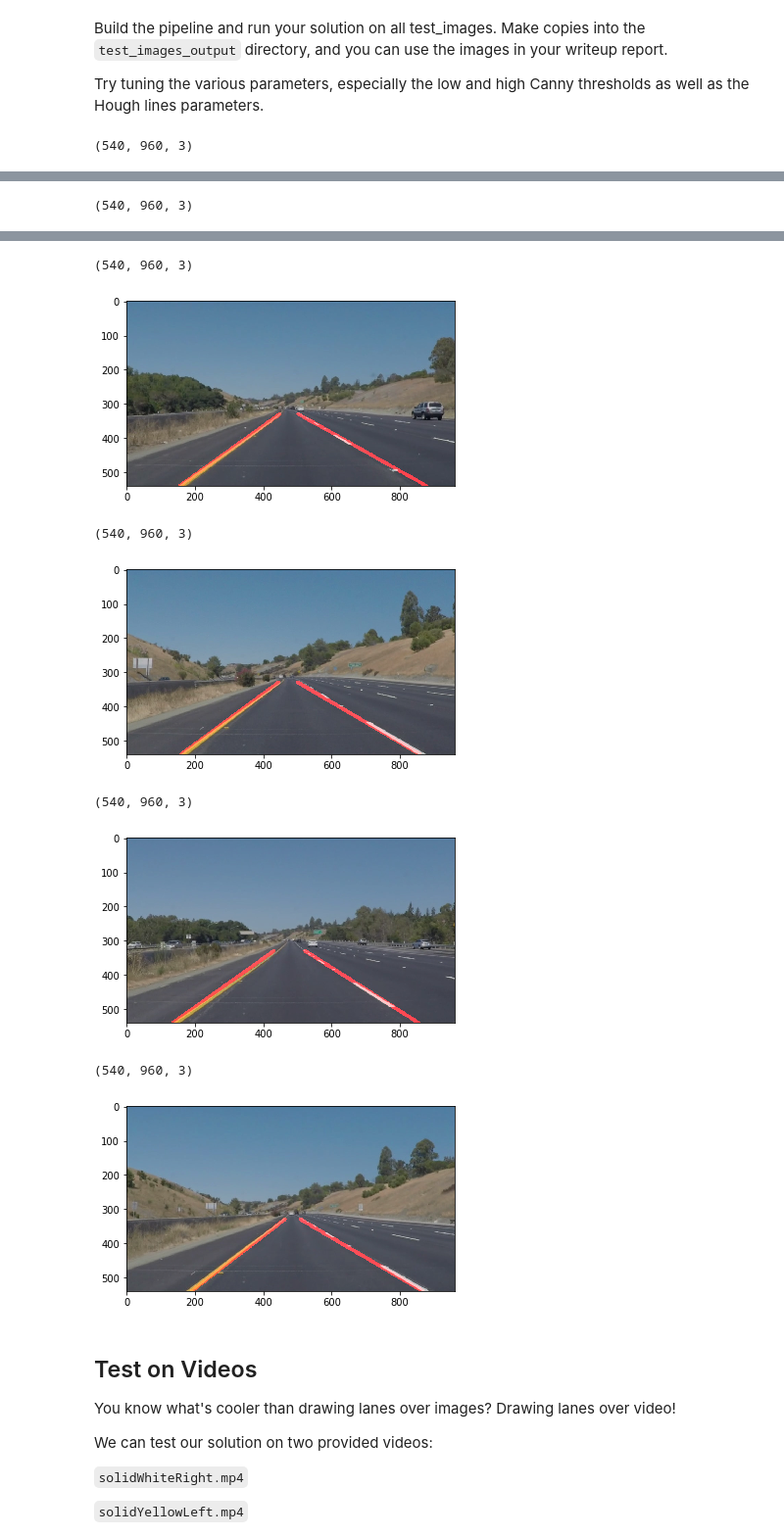
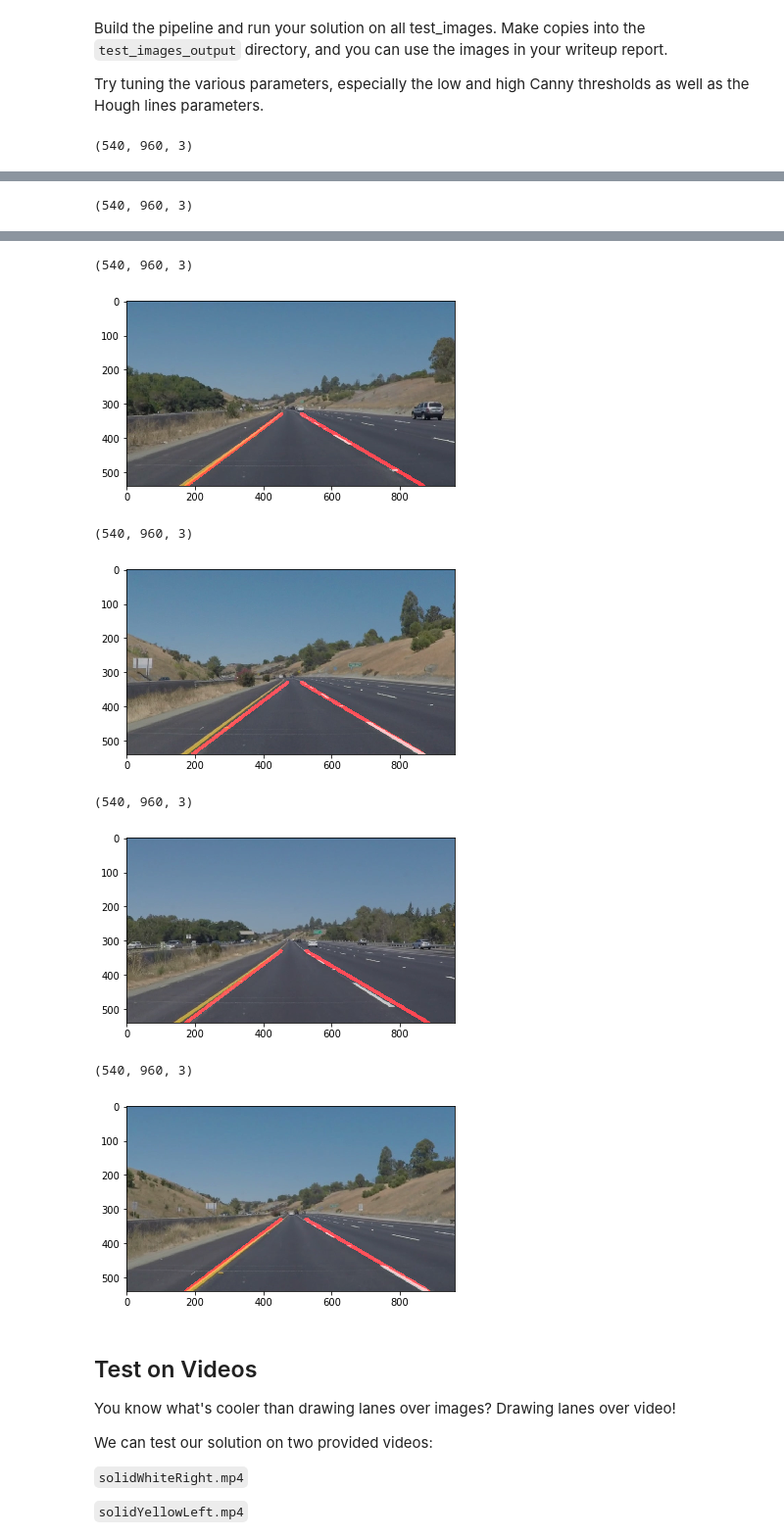
Before and after one commit to byungju-oh/self, a Jupyter notebook: CarND-LaneLines-P1-master/CarND-LaneLines-P1-master/P1.ipynb, the cells around one changed output, grey strips where cells are left out. Shown at 98% size. Drawn from its saved outputs; the diff is of its cells as text; code cells hidden in the pictures.

```diff
--- a/CarND-LaneLines-P1-master/CarND-LaneLines-P1-master/P1.ipynb
+++ b/CarND-LaneLines-P1-master/CarND-LaneLines-P1-master/P1.ipynb
@@ -341,17 +408,15 @@ for i in test:
 
 
 
-
-
 def pipeline(image, kernel_size=7, low_threshold=50, high_threshold=150, rho=1,
              theta=np.pi/180, threshold=30, min_line_len=26, max_line_gap=50 ):
     gray = grayscale(image)
     blur = gaussian_blur(gray,kernel_size)
-    canny_edges = canny(blur,low_threshold,high_threshold)
-    ysize=canny_edges.shape[0]
-    xsize=canny_edges.shape[1]
-#     vertices = np.array([[(27, 540 ),(422, 324),(528, 324), (912, 540)]], dtype=np.int32)
-    vertices = np.array([[(100,540),(450, 330), (485,330), (960,540)]], dtype=np.int32)
+    edges = canny(blur,low_threshold,high_threshold)
+    ysize=image.shape[0]
+    xsize=image.shape[1]
+
+    vertices = np.array([[(xsize*100/960,ysize),(xsize*450/960, ysize*330/540), (xsize*485/960,ysize*330/540), (xsize,ysize)]], dtype=np.int32)
     region = region_of_interest(canny_edges,[vertices])
     hough= hough_lines(region,rho,theta,threshold,min_line_len,max_line_gap)
     print(hough.shape)
@@ -360,17 +425,14 @@ def pipeline(image, kernel_size=7, low_threshold=50, high_threshold=150, rho=1,
     return img
 
 
-
-
-
-# def pipeline(image, kernel_size=7, low_threshold=30, high_threshold=180, rho=1,
-#              theta=np.pi/180, threshold=50, min_line_len=16, max_line_gap=50 ):
+# def pipeline(image, kernel_size=7, low_threshold=50, high_threshold=150, rho=1,
+#              theta=np.pi/180, threshold=30, min_line_len=26, max_line_gap=50 ):
 #     gray = grayscale(image)
 #     blur = gaussian_blur(gray,kernel_size)
-#     canny_edges = canny(blur,low_threshold,high_threshold)
-#     ysize=canny_edges.shape[0]
-#     xsize=canny_edges.shape[1]
-# #     vertices = np.array([[(27, 540 ),(422, 324),(528, 324), (912, 540)]], dtype=np.int32)
+#     edges = canny(blur,low_threshold,high_threshold)
+#     ysize=edges.shape[0]
+#     xsize=edges.shape[1]
+
 #     vertices = np.array([[(100,540),(450, 330), (485,330), (960,540)]], dtype=np.int32)
 #     region = region_of_interest(canny_edges,[vertices])
 #     hough= hough_lines(region,rho,theta,threshold,min_line_len,max_line_gap)
@@ -380,20 +442,10 @@ def pipeline(image, kernel_size=7, low_threshold=50, high_threshold=150, rho=1,
 #     return img
 
 
-# def pipeline(image, kernel_size, low_threshold, high_threshold, rho, theta, threshold, min_line_len, max_line_gap):
-#     gray = grayscale(image)
-#     blur = gaussian_blur(gray,kernel_size)
-#     canny_edges = canny(blur,low_threshold,high_threshold)
-#     vertices = np.array([[150, canny_edges.shape[0]],
-#                          [450, canny_edges.shape[0]*0.5],
-#                          [500, canny_edges.shape[0]*0.5],
-#                          [canny_edges.shape[1], canny_edges.shape[0]]], np.int32)
-#     region = region_of_interest(canny_edges,[vertices])
-#     hough= hough_lines(region,rho,theta,threshold,min_line_len,max_line_gap)
 
-#     img = weighted_img(hough, image)
 
-#     return img
+
+
 
 # kernel_size = 11
 # low_threshold = 50
@@ -434,11 +486,11 @@ for test in test_image:
 (540, 960, 3)
-[figure, old version]
+[figure, new version]
 (540, 960, 3)
-[figure, old version]
+[figure, new version]
 (540, 960, 3)
-[figure, old version]
+[figure, new version]
 (540, 960, 3)
-[figure, old version]
+[figure, new version]
 # %% [markdown]
 ## Test on Videos
 
```
Also changed, not shown: parts of 5 cells of this notebook, 2 other files.
